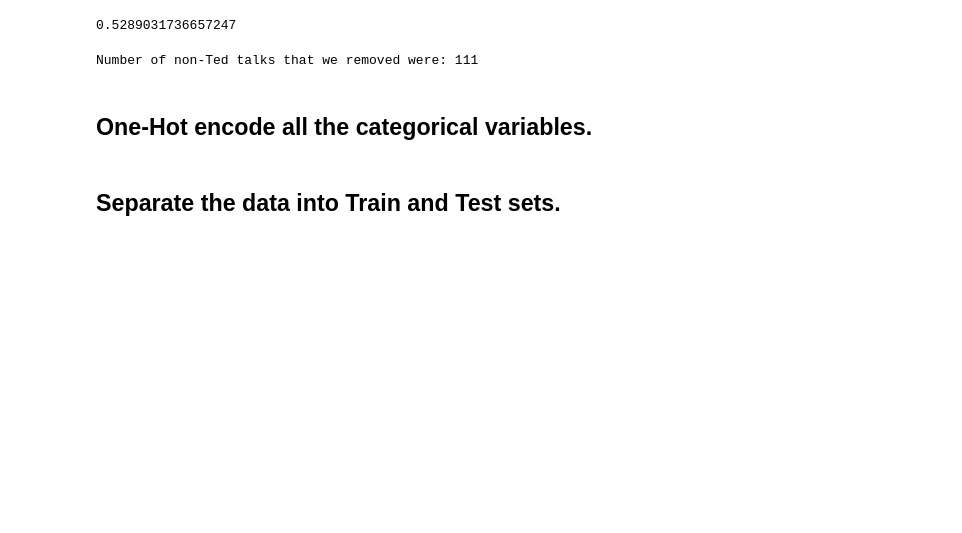
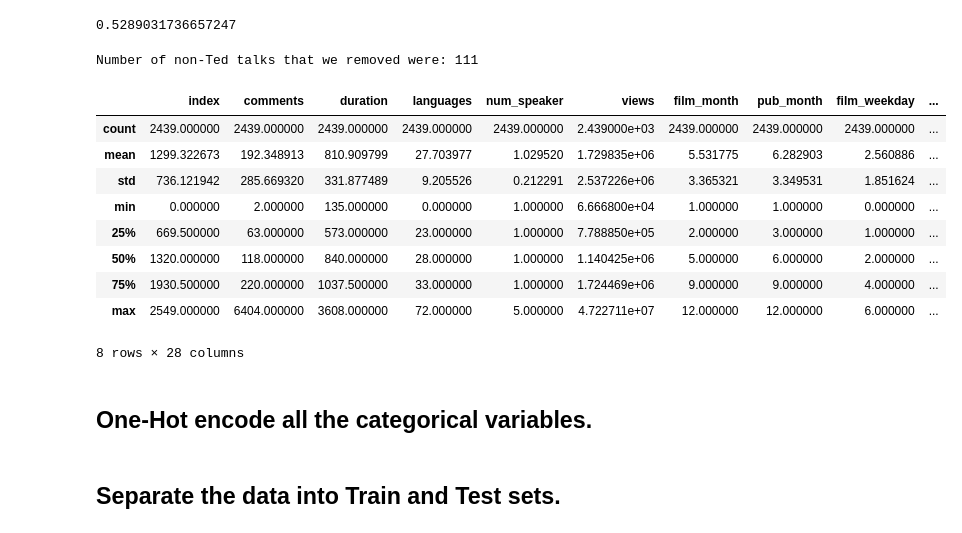
Before and after one commit to FaizanKhalidMohsin/DeepLearningResearch_EffectofHiddenLayers, a Jupyter notebook: mnn/5_Faizan_TedTalk_mdnn.ipynb, the cells around one changed output. Drawn from its saved outputs; the diff is of its cells as text; code cells hidden in the pictures; blank space fills up the shorter version.

```diff
--- a/mnn/5_Faizan_TedTalk_mdnn.ipynb
+++ b/mnn/5_Faizan_TedTalk_mdnn.ipynb
@@ -278,6 +278,19 @@ corr, _ = pearsonr(ted['comments'], ted['views']); corr # it decreases!
 print("Number of non-Ted talks that we removed were:", len(df) - len(ted))
 # %% [output]
 Number of non-Ted talks that we removed were: 111
+# %%
+ted.describe()
+# %% [output]
+|  | index | comments | duration | languages | num_speaker | views | film_month | pub_month | film_weekday | ... |
+| count | 2439.000000 | 2439.000000 | 2439.000000 | 2439.000000 | 2439.000000 | 2.439000e+03 | 2439.000000 | 2439.000000 | 2439.000000 | ... |
+| mean | 1299.322673 | 192.348913 | 810.909799 | 27.703977 | 1.029520 | 1.729835e+06 | 5.531775 | 6.282903 | 2.560886 | ... |
+| std | 736.121942 | 285.669320 | 331.877489 | 9.205526 | 0.212291 | 2.537226e+06 | 3.365321 | 3.349531 | 1.851624 | ... |
+| min | 0.000000 | 2.000000 | 135.000000 | 0.000000 | 1.000000 | 6.666800e+04 | 1.000000 | 1.000000 | 0.000000 | ... |
+| 25% | 669.500000 | 63.000000 | 573.000000 | 23.000000 | 1.000000 | 7.788850e+05 | 2.000000 | 3.000000 | 1.000000 | ... |
+| 50% | 1320.000000 | 118.000000 | 840.000000 | 28.000000 | 1.000000 | 1.140425e+06 | 5.000000 | 6.000000 | 2.000000 | ... |
+| 75% | 1930.500000 | 220.000000 | 1037.500000 | 33.000000 | 1.000000 | 1.724469e+06 | 9.000000 | 9.000000 | 4.000000 | ... |
+| max | 2549.000000 | 6404.000000 | 3608.000000 | 72.000000 | 5.000000 | 4.722711e+07 | 12.000000 | 12.000000 | 6.000000 | ... |
+8 rows × 28 columns
 # %% [markdown]
 ## One-Hot encode all the categorical variables.
 # %% [markdown]
```
Also changed, not shown: parts of 3 cells of this notebook, 4 other files.
